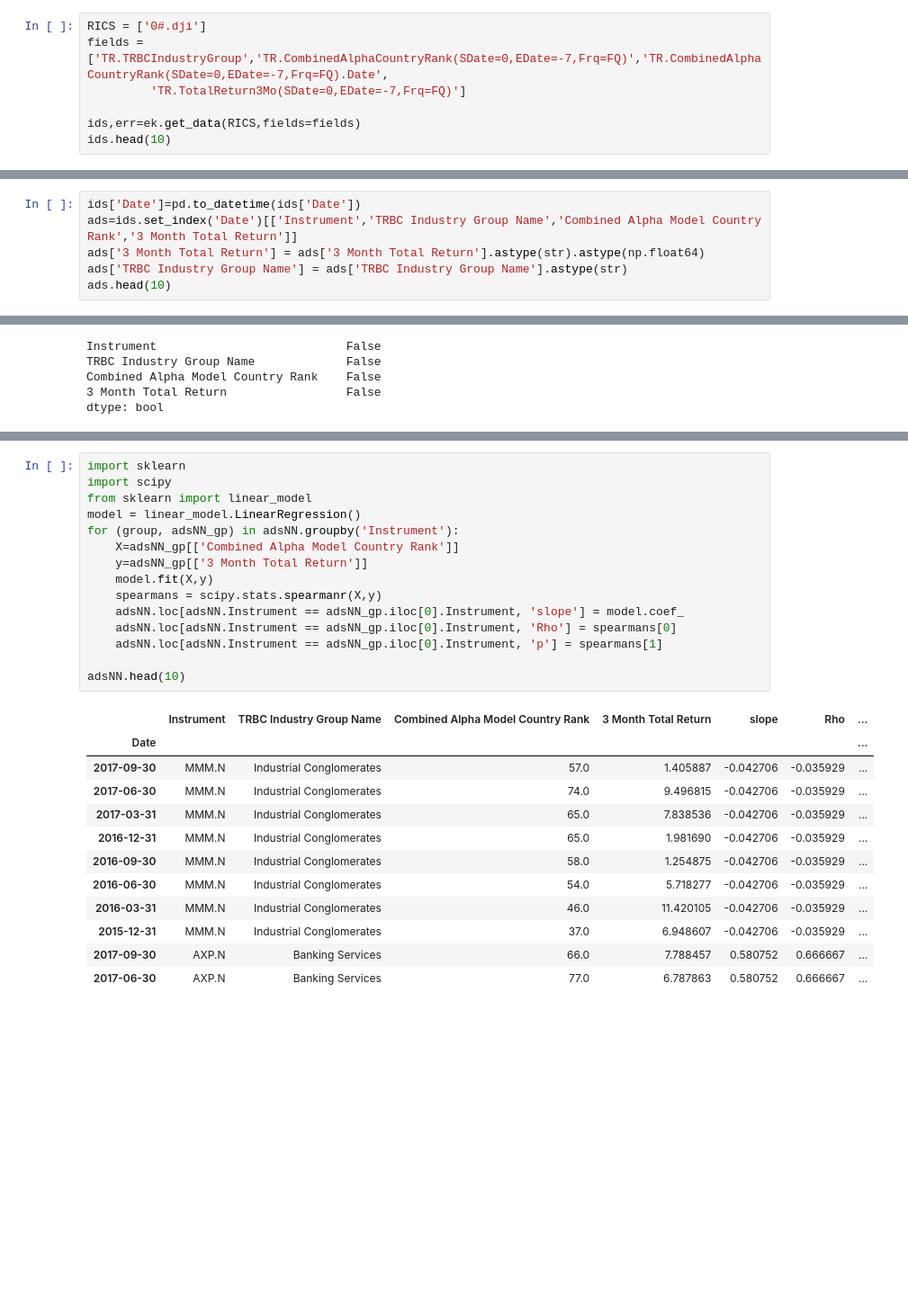
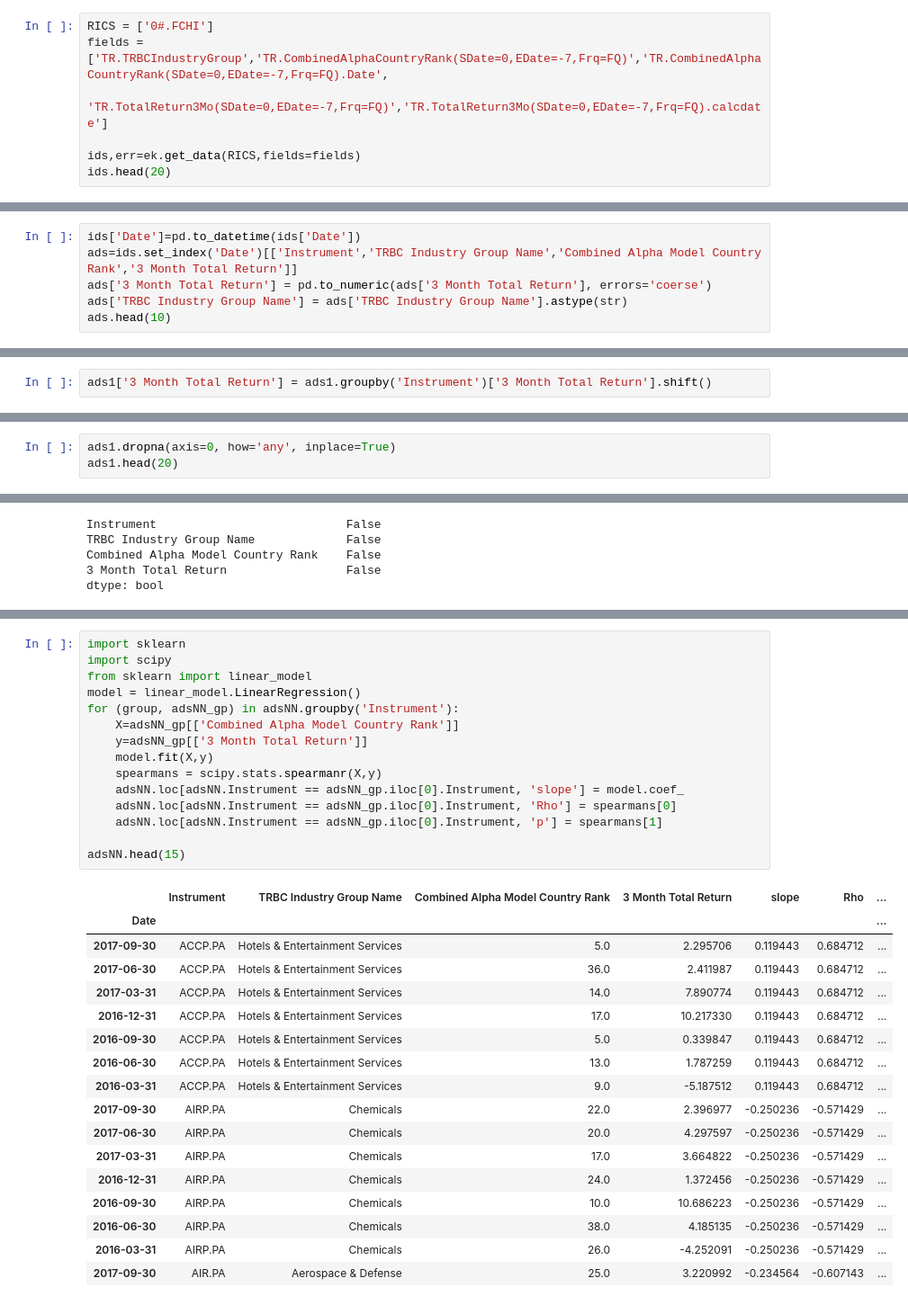
Before and after one commit to LSEG-API-Samples/Article.EikonApi.Python.StarmineCAM1, a Jupyter notebook: Untitled12.ipynb, the cells around one changed output, grey strips where cells are left out. Shown: that part at 90% size. Drawn from its saved outputs; the diff is of its cells as text; blank space fills up the shorter version.

```diff
--- a/Untitled12.ipynb
+++ b/Untitled12.ipynb
@@ -38,8 +38,8 @@ Next we need to formulate our API call. In this case, I will be requesting data
 # %%
-RICS = ['0#.dji']
+RICS = ['0#.FCHI']
 fields =['TR.TRBCIndustryGroup','TR.CombinedAlphaCountryRank(SDate=0,EDate=-7,Frq=FQ)','TR.CombinedAlphaCountryRank(SDate=0,EDate=-7,Frq=FQ).Date',
-         'TR.TotalReturn3Mo(SDate=0,EDate=-7,Frq=FQ)']
+         'TR.TotalReturn3Mo(SDate=0,EDate=-7,Frq=FQ)','TR.TotalReturn3Mo(SDate=0,EDate=-7,Frq=FQ).calcdate']
 
 ids,err=ek.get_data(RICS,fields=fields)
-ids.head(10)
+ids.head(20)
 # %% [output]
@@ -70,7 +81,7 @@ First we want to turn the Date object (a string) into a datetime type, then we w
 # %%
 ids['Date']=pd.to_datetime(ids['Date'])
 ads=ids.set_index('Date')[['Instrument','TRBC Industry Group Name','Combined Alpha Model Country Rank','3 Month Total Return']]
-ads['3 Month Total Return'] = ads['3 Month Total Return'].astype(str).astype(np.float64)
+ads['3 Month Total Return'] = pd.to_numeric(ads['3 Month Total Return'], errors='coerse')
 ads['TRBC Industry Group Name'] = ads['TRBC Industry Group Name'].astype(str)
 ads.head(10)
 # %% [output]
@@ -108,0 +145,2 @@ ads1.head(10)
+# %%
+ads1['3 Month Total Return'] = ads1.groupby('Instrument')['3 Month Total Return'].shift()
@@ -108,0 +179,3 @@ ads1.head(10)
+# %%
+ads1.dropna(axis=0, how='any', inplace=True)
+ads1.head(20)
@@ -151,29 +240,34 @@ Whilst we are here we will also calculate a Spearman's Rank Correlation Coeffici
 # %%
 import sklearn
 import scipy
 from sklearn import linear_model
 model = linear_model.LinearRegression()
 for (group, adsNN_gp) in adsNN.groupby('Instrument'):
     X=adsNN_gp[['Combined Alpha Model Country Rank']]
     y=adsNN_gp[['3 Month Total Return']]
     model.fit(X,y)
     spearmans = scipy.stats.spearmanr(X,y)
     adsNN.loc[adsNN.Instrument == adsNN_gp.iloc[0].Instrument, 'slope'] = model.coef_
     adsNN.loc[adsNN.Instrument == adsNN_gp.iloc[0].Instrument, 'Rho'] = spearmans[0]
     adsNN.loc[adsNN.Instrument == adsNN_gp.iloc[0].Instrument, 'p'] = spearmans[1]
 
-adsNN.head(10)
+adsNN.head(15)
 # %% [output]
 |  | Instrument | TRBC Industry Group Name | Combined Alpha Model Country Rank | 3 Month Total Return | slope | Rho | ... |
 | Date |  |  |  |  |  |  | ... |
-| 2017-09-30 | MMM.N | Industrial Conglomerates | 57.0 | 1.405887 | -0.042706 | -0.035929 | ... |
-| 2017-06-30 | MMM.N | Industrial Conglomerates | 74.0 | 9.496815 | -0.042706 | -0.035929 | ... |
-| 2017-03-31 | MMM.N | Industrial Conglomerates | 65.0 | 7.838536 | -0.042706 | -0.035929 | ... |
-| 2016-12-31 | MMM.N | Industrial Conglomerates | 65.0 | 1.981690 | -0.042706 | -0.035929 | ... |
-| 2016-09-30 | MMM.N | Industrial Conglomerates | 58.0 | 1.254875 | -0.042706 | -0.035929 | ... |
-| 2016-06-30 | MMM.N | Industrial Conglomerates | 54.0 | 5.718277 | -0.042706 | -0.035929 | ... |
-| 2016-03-31 | MMM.N | Industrial Conglomerates | 46.0 | 11.420105 | -0.042706 | -0.035929 | ... |
-| 2015-12-31 | MMM.N | Industrial Conglomerates | 37.0 | 6.948607 | -0.042706 | -0.035929 | ... |
-| 2017-09-30 | AXP.N | Banking Services | 66.0 | 7.788457 | 0.580752 | 0.666667 | ... |
-| 2017-06-30 | AXP.N | Banking Services | 77.0 | 6.787863 | 0.580752 | 0.666667 | ... |
+| 2017-09-30 | ACCP.PA | Hotels & Entertainment Services | 5.0 | 2.295706 | 0.119443 | 0.684712 | ... |
+| 2017-06-30 | ACCP.PA | Hotels & Entertainment Services | 36.0 | 2.411987 | 0.119443 | 0.684712 | ... |
+| 2017-03-31 | ACCP.PA | Hotels & Entertainment Services | 14.0 | 7.890774 | 0.119443 | 0.684712 | ... |
+| 2016-12-31 | ACCP.PA | Hotels & Entertainment Services | 17.0 | 10.217330 | 0.119443 | 0.684712 | ... |
+| 2016-09-30 | ACCP.PA | Hotels & Entertainment Services | 5.0 | 0.339847 | 0.119443 | 0.684712 | ... |
+| 2016-06-30 | ACCP.PA | Hotels & Entertainment Services | 13.0 | 1.787259 | 0.119443 | 0.684712 | ... |
+| 2016-03-31 | ACCP.PA | Hotels & Entertainment Services | 9.0 | -5.187512 | 0.119443 | 0.684712 | ... |
+| 2017-09-30 | AIRP.PA | Chemicals | 22.0 | 2.396977 | -0.250236 | -0.571429 | ... |
+| 2017-06-30 | AIRP.PA | Chemicals | 20.0 | 4.297597 | -0.250236 | -0.571429 | ... |
+| 2017-03-31 | AIRP.PA | Chemicals | 17.0 | 3.664822 | -0.250236 | -0.571429 | ... |
+| 2016-12-31 | AIRP.PA | Chemicals | 24.0 | 1.372456 | -0.250236 | -0.571429 | ... |
+| 2016-09-30 | AIRP.PA | Chemicals | 10.0 | 10.686223 | -0.250236 | -0.571429 | ... |
+| 2016-06-30 | AIRP.PA | Chemicals | 38.0 | 4.185135 | -0.250236 | -0.571429 | ... |
+| 2016-03-31 | AIRP.PA | Chemicals | 26.0 | -4.252091 | -0.250236 | -0.571429 | ... |
+| 2017-09-30 | AIR.PA | Aerospace & Defense | 25.0 | 3.220992 | -0.234564 | -0.607143 | ... |
 # %% [markdown]
```
Also changed, not shown: parts of 25 cells of this notebook, 2 other files.
